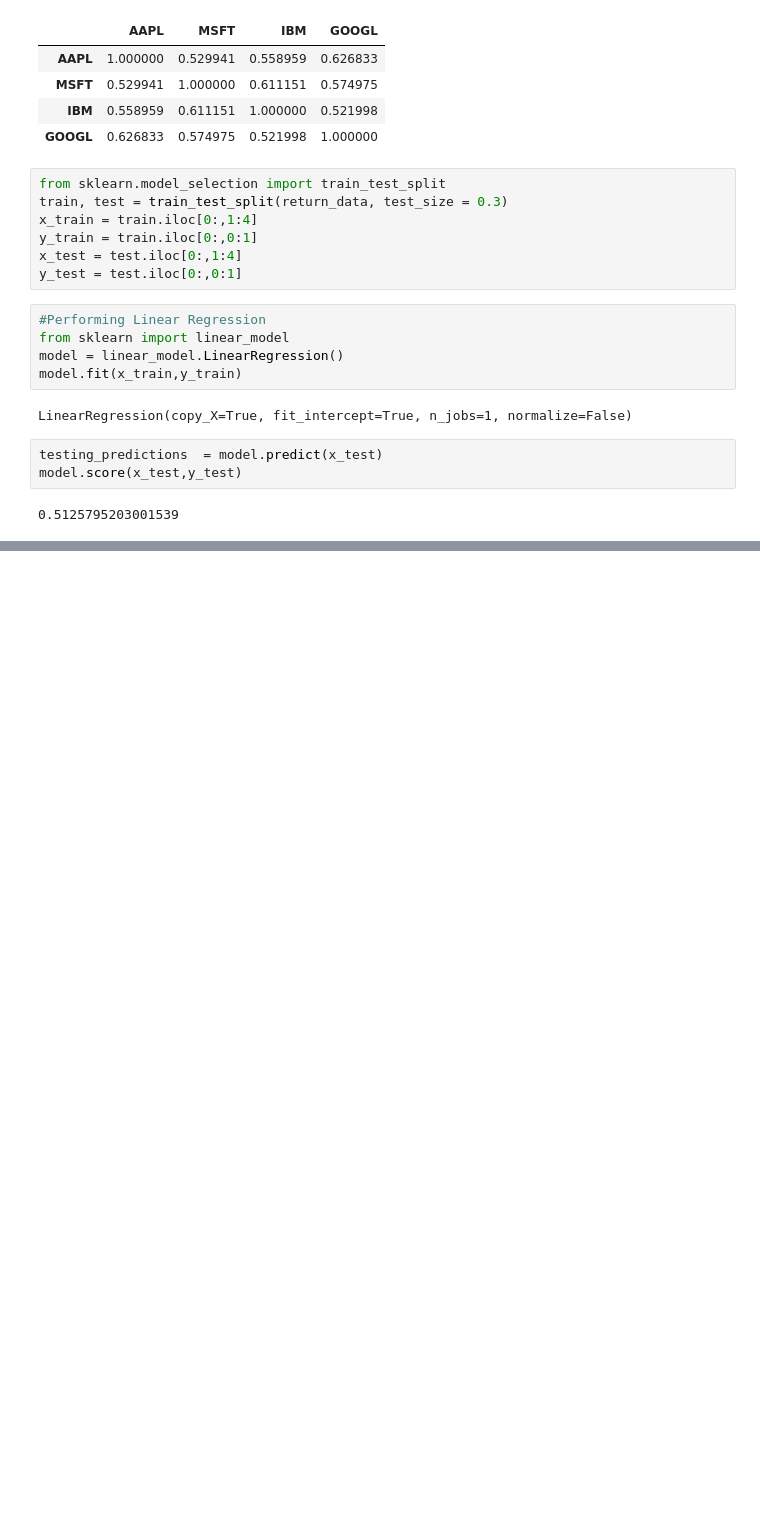
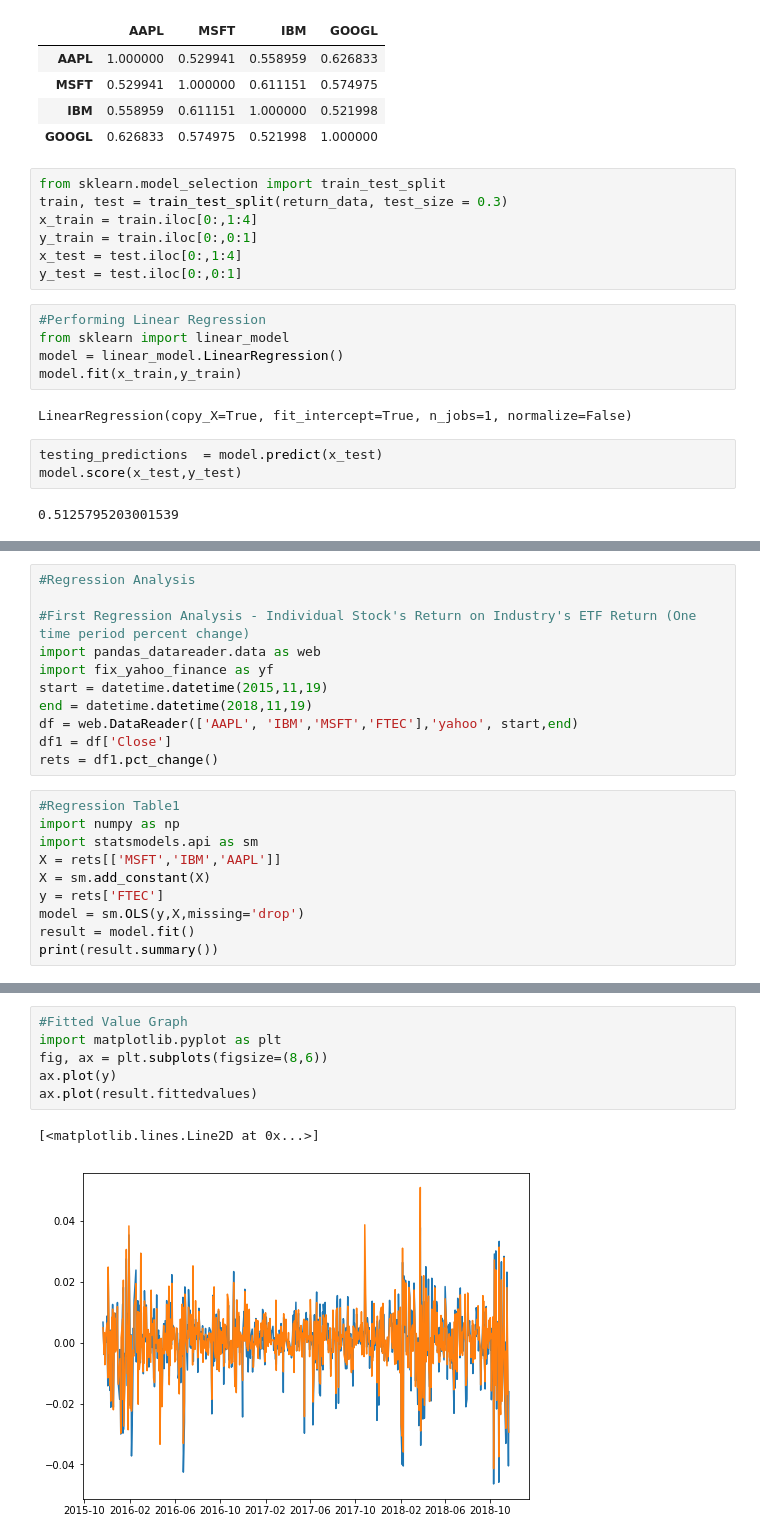
Before and after one commit to it2278/Stock_Analysis_TFA, a Jupyter notebook: master_file.ipynb, the cells around one changed output, grey strips where cells are left out. Saved outputs shown, nothing was run; the diff lists cells and outputs as text; blank space fills up the shorter version.

```diff
--- a/master_file.ipynb
+++ b/master_file.ipynb
@@ -275,0 +283,21 @@ model.score(x_test,y_test)
+# %%
+#Regression Analysis
+
+#First Regression Analysis - Individual Stock's Return on Industry's ETF Return (One time period percent change)
+import pandas_datareader.data as web
+import fix_yahoo_finance as yf
+start = datetime.datetime(2015,11,19)
+end = datetime.datetime(2018,11,19)
+df = web.DataReader(['AAPL', 'IBM','MSFT','FTEC'],'yahoo', start,end)
+df1 = df['Close']
+rets = df1.pct_change()
+# %%
+#Regression Table1
+import numpy as np
+import statsmodels.api as sm
+X = rets[['MSFT','IBM','AAPL']]
+X = sm.add_constant(X)
+y = rets['FTEC']
+model = sm.OLS(y,X,missing='drop')
+result = model.fit()
+print(result.summary())
@@ -275,0 +322,9 @@ model.score(x_test,y_test)
+# %%
+#Fitted Value Graph
+import matplotlib.pyplot as plt
+fig, ax = plt.subplots(figsize=(8,6))
+ax.plot(y)
+ax.plot(result.fittedvalues)
+# %% [output]
+[<matplotlib.lines.Line2D at 0x...>]
+[figure, added]
```
Also changed, not shown: parts of 2 cells of this notebook.
